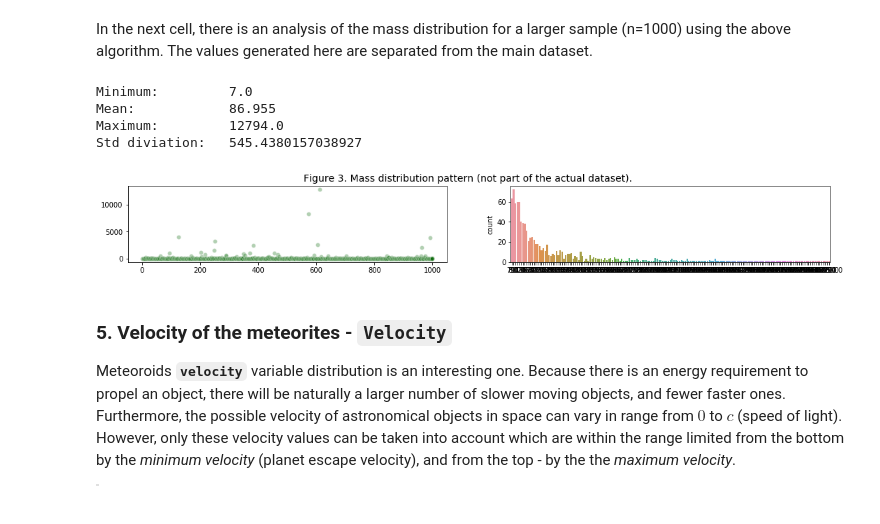
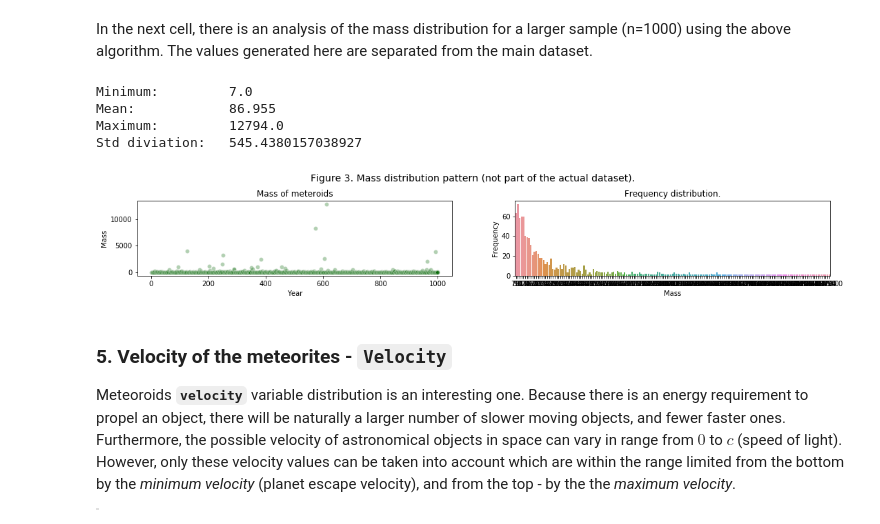
Before and after one commit to andkoc001/data_synthesis, a Jupyter notebook: data_synth_1.ipynb, the cells around one changed output. Cells and saved outputs as stored; diff of their text form; code cells hidden in the pictures.

```diff
--- a/data_synth_1.ipynb
+++ b/data_synth_1.ipynb
@@ -430,32 +434,34 @@ In the next cell, there is an analysis of the mass distribution for a larger sam
 # %%
 # simulation of the distribution algorithm
 mass_distr = np.round((0.01*(np.random.pareto(mass_pareto_a, 1000) + 1) * mass_pareto_m) + 0.01*np.random.randint(-1000, 10), 0)
 
 np.random.seed(determinant) # executing this line ensures the generated numbers are the same
 
 print("Minimum:\t", mass_distr.min())
 print("Mean:\t\t", mass_distr.mean())
 print("Maximum:\t", mass_distr.max())
 print("Std diviation:\t", mass_distr.std())
 
 ### plotting - mass distribution
-fig, ax = plt.subplots(ncols=2, figsize=(18, 2))
-plt.suptitle("Figure 3. Mass distribution pattern (not part of the actual dataset).", y=1.0, fontsize=14)
+fig, axes = plt.subplots(ncols=2, figsize=(18, 2))
+plt.suptitle("Figure 3. Mass distribution pattern (not part of the actual dataset).", y=1.15, fontsize=14)
 plt.subplots_adjust(left=None, bottom=None, right=None, top=None, wspace=.2, hspace=None)
 
 # left hand plot - number of entries in each year of observation
-sns.scatterplot(x=year, y=mass_distr, color='darkgreen', alpha=.3, ax=ax[0])
+sns.scatterplot(x=year, y=mass_distr, color='darkgreen', alpha=.3, ax=axes[0])
+axes[0].set(xlabel="Year", ylabel="Mass", title="Mass of meteroids")
 
 # right hand plot - how many the same number of entries occured
-sns.countplot(x=mass_distr, ax=ax[1])
+sns.countplot(x=mass_distr, ax=axes[1])
+axes[1].set(xlabel="Mass", ylabel="Frequency", title="Frequency distribution.")
 
 plt.show()
 # %% [output]
 Minimum:         7.0
 Mean:            86.955
 Maximum:         12794.0
 Std diviation:   545.4380157038927
-[figure, old version]
+[figure, new version]
 # %% [markdown]
 ### 5. Velocity of the meteorites - `Velocity`
 
```
Also changed, not shown: parts of 5 cells of this notebook.
